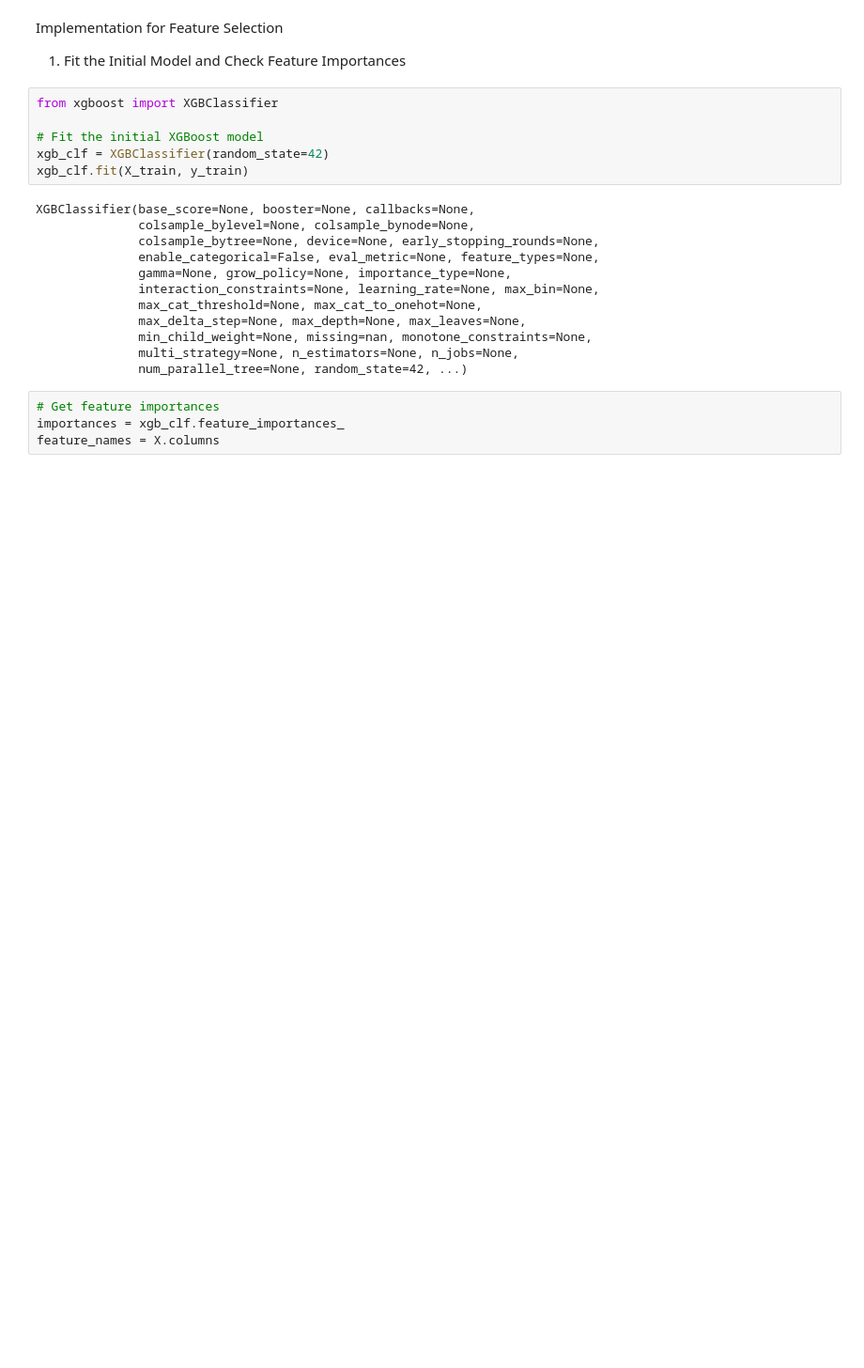
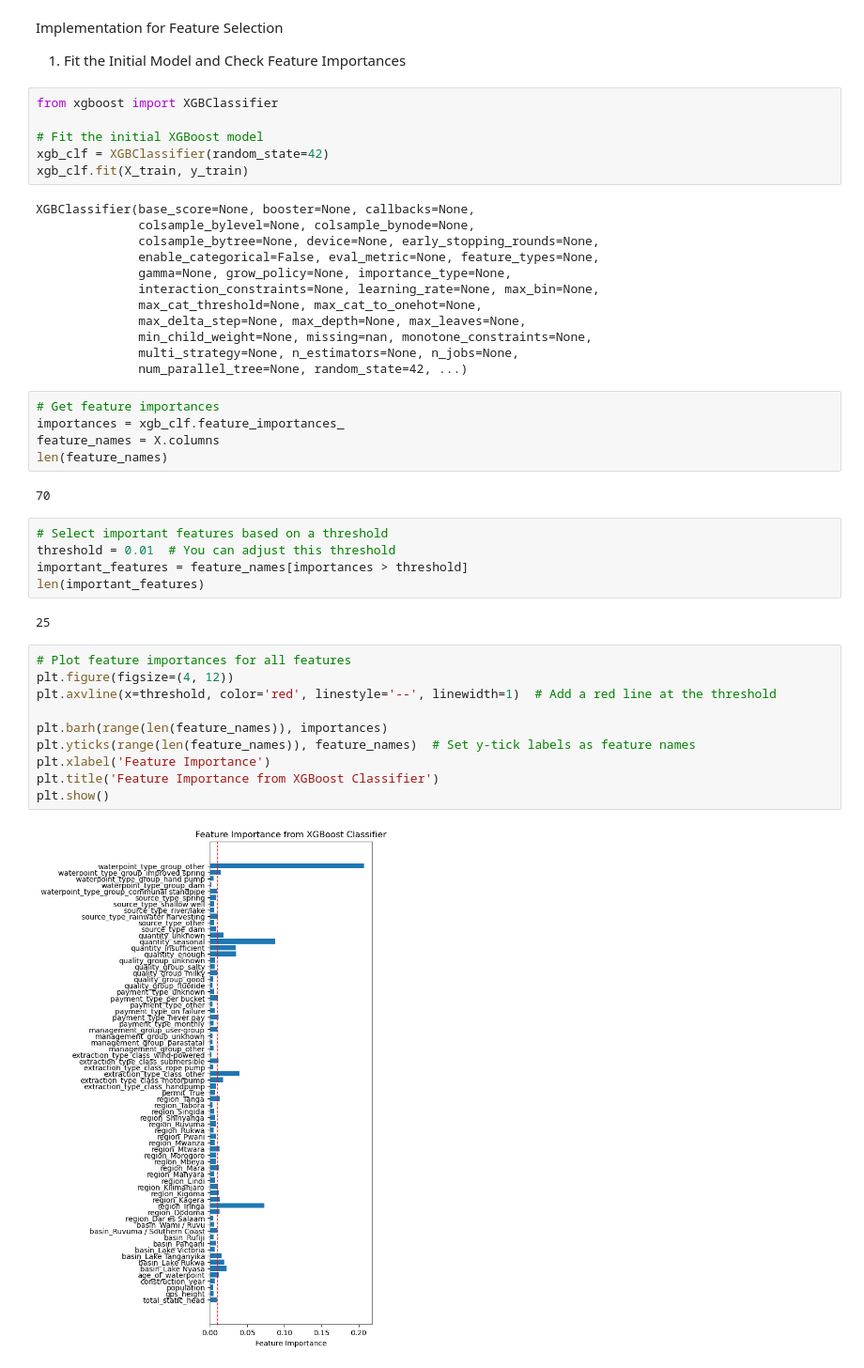
Before and after one commit to PaulMuniu/Tanzania_Water_Wells_Model, a Jupyter notebook: Tanzania_wells.ipynb, the cells around one changed output. Shown at 94% size. Drawn from its saved outputs; the diff is of its cells as text; blank space fills up the shorter version.

```diff
--- a/Tanzania_wells.ipynb
+++ b/Tanzania_wells.ipynb
@@ -1118,3 +1122,25 @@ XGBClassifier(base_score=None, booster=None, callbacks=None,
 # Get feature importances
 importances = xgb_clf.feature_importances_
 feature_names = X.columns
+len(feature_names)
+# %% [output]
+70
+# %%
+# Select important features based on a threshold
+threshold = 0.01  # You can adjust this threshold
+important_features = feature_names[importances > threshold]
+len(important_features)
+# %% [output]
+25
+# %%
+# Plot feature importances for all features
+plt.figure(figsize=(4, 12))
+plt.axvline(x=threshold, color='red', linestyle='--', linewidth=1)  # Add a red line at the threshold
+
+plt.barh(range(len(feature_names)), importances)
+plt.yticks(range(len(feature_names)), feature_names)  # Set y-tick labels as feature names
+plt.xlabel('Feature Importance')
+plt.title('Feature Importance from XGBoost Classifier')
+plt.show()
+# %% [output]
+[figure, added]
```
Also changed, not shown: parts of 4 cells of this notebook.
